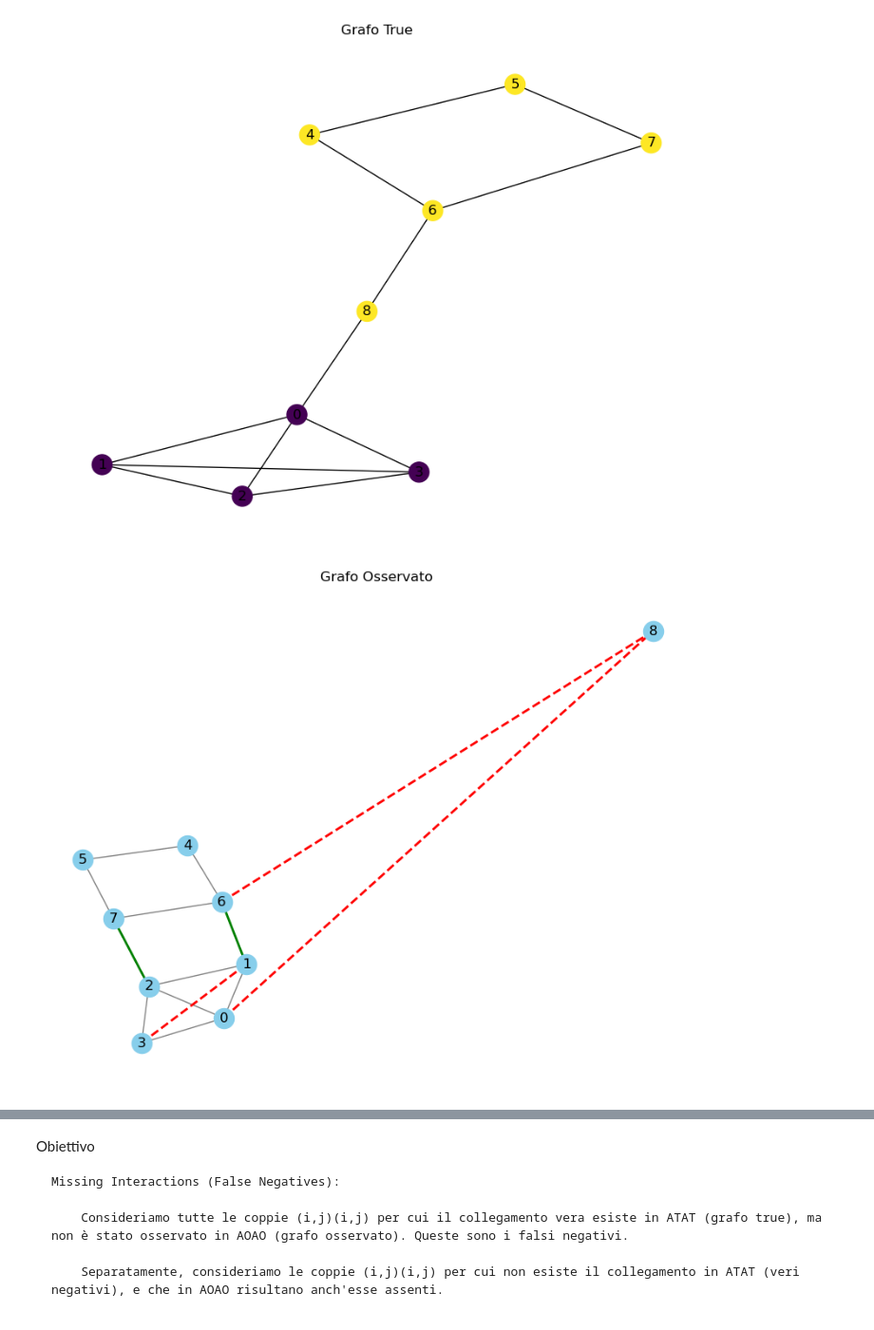
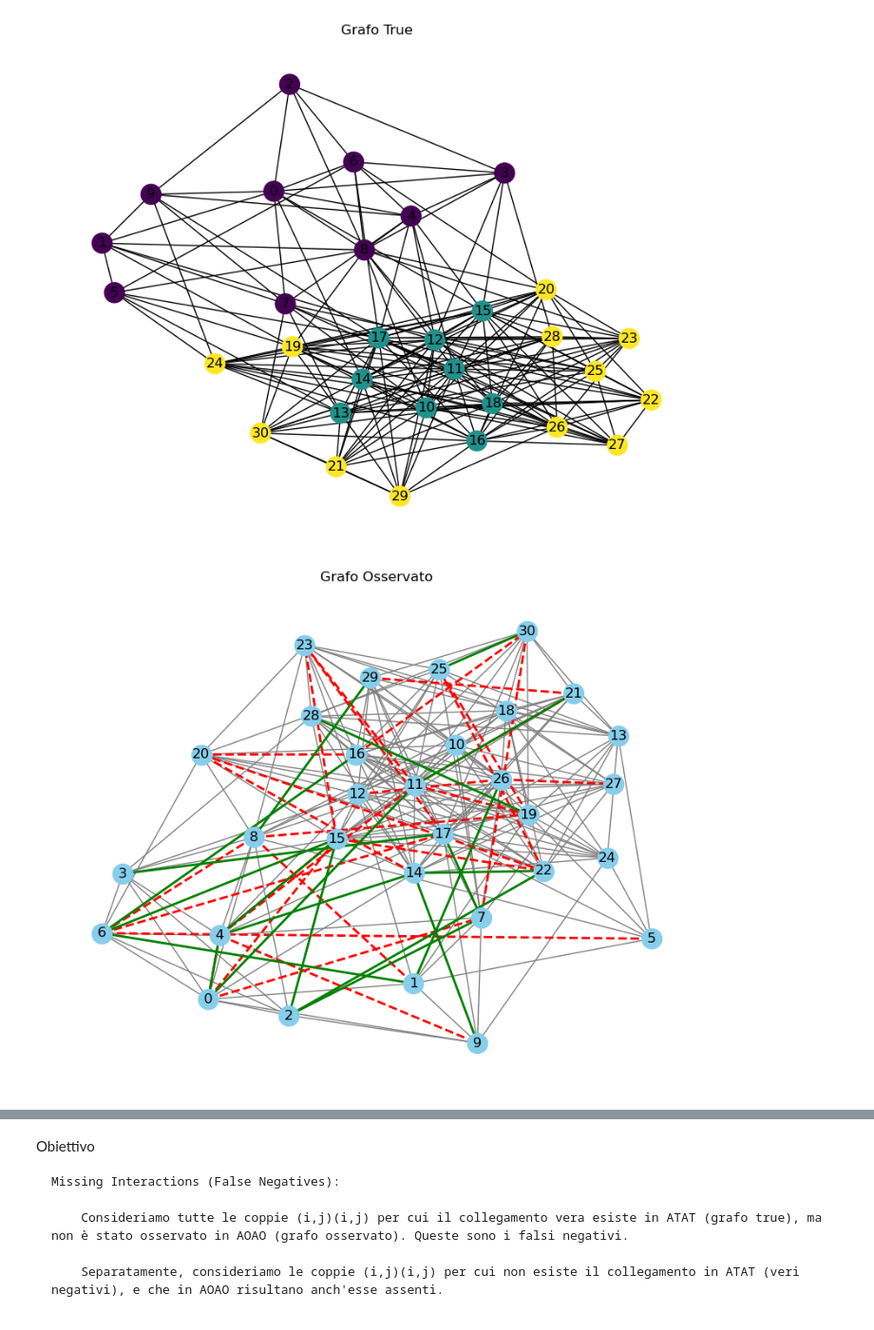
Before and after one commit to EugeniaBoccanera/Information-Theory-Project, a Jupyter notebook: main_metropolis_lu.ipynb, the cells around one changed output, grey strips where cells are left out. Shown at 95% size. Drawn from its saved outputs; the diff is of its cells as text; code cells hidden in the pictures.

Commit message:
Metropolis OK, grafici da migliorare, manca NR

```diff
--- a/main_metropolis_lu.ipynb
+++ b/main_metropolis_lu.ipynb
@@ -135,7 +146,7 @@ def calculate_H(P, G):
     return H
 
 
-def metropolis_MCMC(G, num_samples=10000, equilibration=1000):
+def metropolis_MCMC(G, num_samples= 10000, equilibration= 500):
     """Esegue il campionamento MCMC per esplorare lo spazio delle partizioni."""
     num_nodes = len(G.nodes())
     P = initialize_partition(G)  # Initial partition
@@ -242,39 +253,40 @@ def estimate_link_reliability(G, partitions):
 # %%
 
 # Creiamo una rete con un modello a blocchi semplice
-block_sizes = [4, 5]
-prob_matrix = [[0.6, 0.2],
-                [0.2, 0.5]]
+block_sizes = [10, 9, 12]
+prob_matrix = [[0.6, 0.2, 0.1],
+                [0.2, 0.5, 0.8],
+                [0.1, 0.8, 0.3]]
 # Genera il grafo "true" usando il modello a blocchi
 G_true = generate_block_network(block_sizes, prob_matrix)
 # Plotta il grafo "true"
 pos_true = nx.spring_layout(G_true)
 plt.figure(figsize=(8, 6))
 nx.draw(G_true, pos_true, with_labels=True, node_color=[G_true.nodes[n]['block'] for n in G_true.nodes()], edge_color='black')
 plt.title("Grafo True")
 plt.show()
 
 
 # Crea una rete osservata modificando casualmente il grafo true
-modification_fraction = 0.5  # ad esempio, modifica il 10% dei collegamenti
+modification_fraction = 0.3  # ad esempio, modifica il 10% dei collegamenti
 G_obs, removed_edges, added_edges = modify_network(G_true, modification_fraction)
 
 # Plotta il grafo osservato con evidenziazione dei cambiamenti
 plot_modified_network(G_obs, removed_edges, added_edges, title="Grafo Osservato")
 
 # Esegue il campionamento MCMC sulle partizioni della rete osservata
-partitions = metropolis_MCMC(G_obs, num_samples=500, equilibration=100)
+partitions = metropolis_MCMC(G_obs, num_samples=10000, equilibration=500)
 
 # Stima la link reliability per ogni coppia di nodi sulla rete osservata
 RL = estimate_link_reliability(G_obs, partitions)
 
 # Stampa alcuni risultati (ad esempio per le prime 10 coppie)
 print("Link Reliability per alcune coppie di nodi:")
 for i, key in enumerate(RL):
     #if i >= 30:
         #break
     print(f"Coppia {key}: RL = {RL[key]:.4f}")
 # %% [output]
-[figure, old version]
+[figure, new version]
-[figure, old version]
+[figure, new version]
 Link Reliability per alcune coppie di nodi:
```
Also changed, not shown: parts of 8 cells of this notebook.
